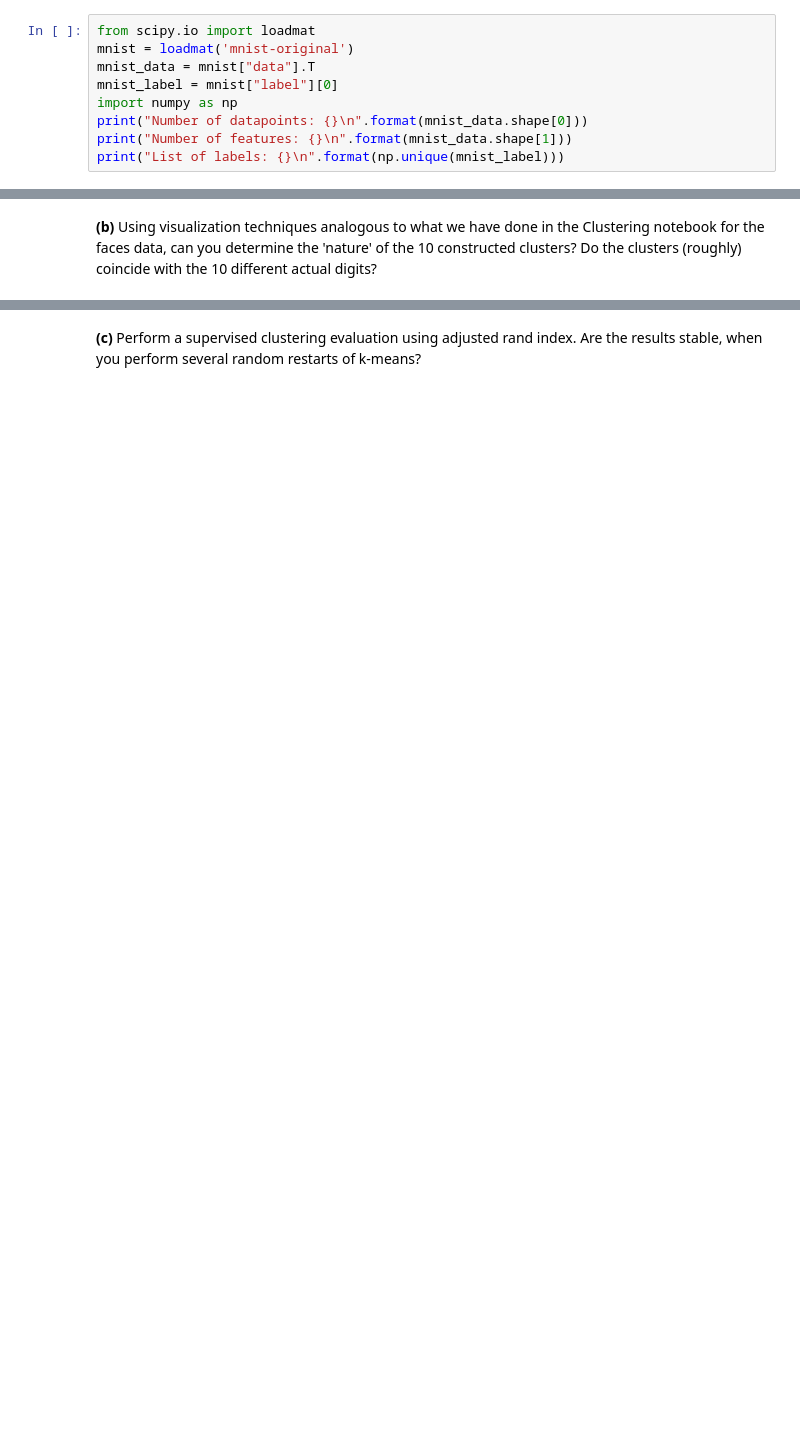
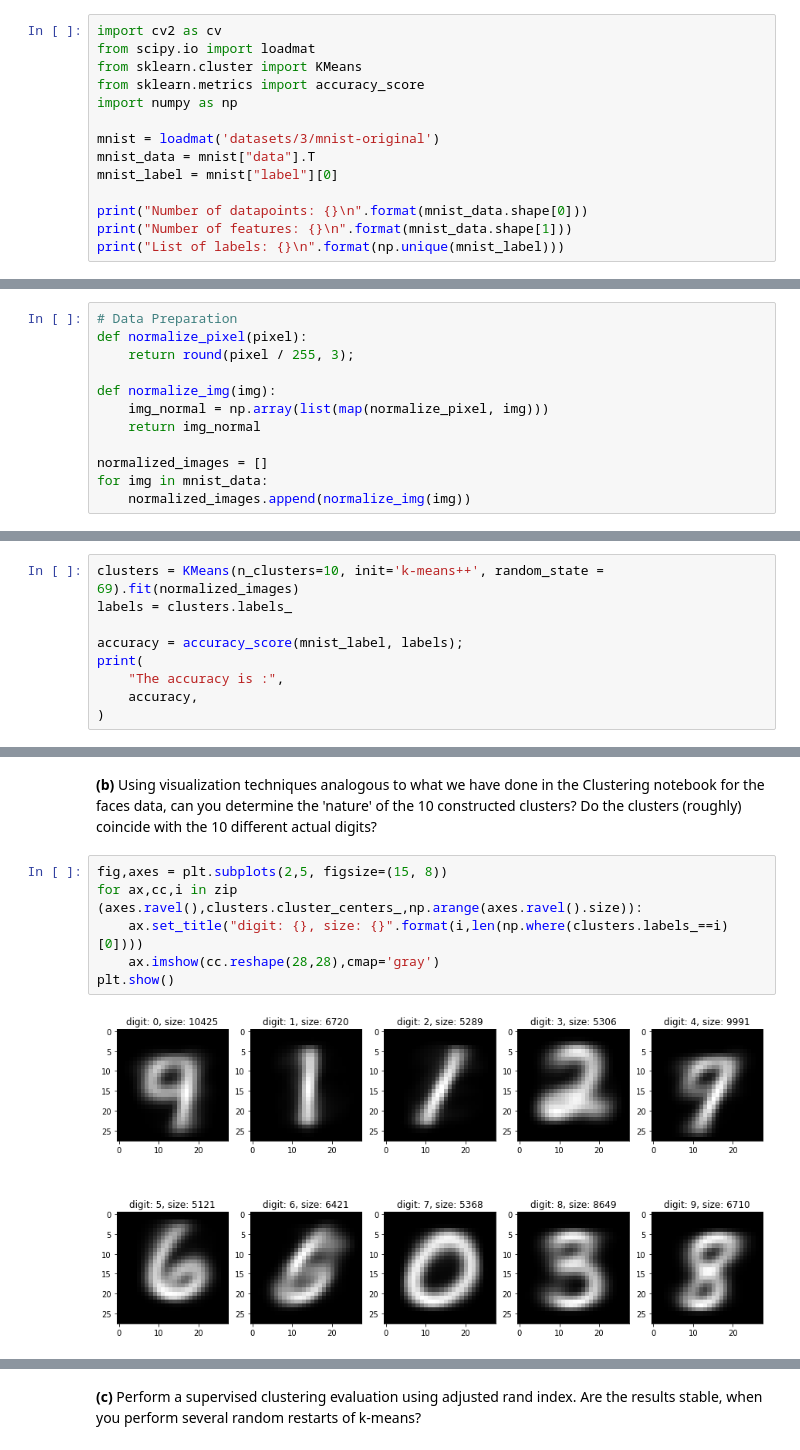
Before and after one commit to Beadhangerone/MAL, a Jupyter notebook: MAL1 Project 2022.ipynb, the cells around one changed output, grey strips where cells are left out. Cells and saved outputs as stored; diff of their text form; blank space fills up the shorter version.

```diff
--- a/MAL1 Project 2022.ipynb
+++ b/MAL1 Project 2022.ipynb
@@ -365,11 +349,16 @@ __You should be able to do this exercise after Lecture 5.__
 # %% [markdown]
 This exercise will depart from the famous MNIST dataset, and we are exploring several clustering techniques with it.. This is a ".mat" file, in order to load this file in an ipynb you have to use loadmat() function from scipy.io. (replace my path).
 # %%
+import cv2 as cv
 from scipy.io import loadmat
-mnist = loadmat('mnist-original')
+from sklearn.cluster import KMeans
+from sklearn.metrics import accuracy_score
+import numpy as np
+
+mnist = loadmat('datasets/3/mnist-original')
 mnist_data = mnist["data"].T
 mnist_label = mnist["label"][0]
-import numpy as np
+
 print("Number of datapoints: {}\n".format(mnist_data.shape[0]))
 print("Number of features: {}\n".format(mnist_data.shape[1]))
 print("List of labels: {}\n".format(np.unique(mnist_label)))
@@ -376,3 +371,15 @@ print("List of labels: {}\n".format(np.unique(mnist_label)))
+# %%
+# Data Preparation
+def normalize_pixel(pixel):
+    return round(pixel / 255, 3);
+
+def normalize_img(img):
+    img_normal = np.array(list(map(normalize_pixel, img)))
+    return img_normal
+
+normalized_images = []
+for img in mnist_data:
+    normalized_images.append(normalize_img(img))
 # %% [markdown]
 There are 70,000 images, and each image has 784 features. This is because each image is 28×28 pixels,
 and each feature simply represents one pixel’s intensity, from 0 (white) to 255 (black). Let’s take a peek at one digit from the dataset. All you need to do is grab an instance’s feature vector, reshape it to a 28×28 array, and display it using Matplotlib’s `imshow()` function:
@@ -387,2 +413,11 @@ plt.show()
 # %% [markdown]
 **(a)** Perform k-means clustering with k=10 on this dataset.
+# %%
+clusters = KMeans(n_clusters=10, init='k-means++', random_state = 69).fit(normalized_images)
+labels = clusters.labels_
+
+accuracy = accuracy_score(mnist_label, labels);
+print(
+    "The accuracy is :",
+    accuracy,
+)
@@ -390,3 +427,11 @@ plt.show()
 **(b)** Using visualization techniques analogous to what we have done in the Clustering notebook
    for the faces data, can you determine the 'nature' of the 10 constructed clusters?
    Do the clusters (roughly) coincide with the 10 different actual digits?
+# %%
+fig,axes = plt.subplots(2,5, figsize=(15, 8))
+for ax,cc,i in zip (axes.ravel(),clusters.cluster_centers_,np.arange(axes.ravel().size)):
+    ax.set_title("digit: {}, size: {}".format(i,len(np.where(clusters.labels_==i)[0])))
+    ax.imshow(cc.reshape(28,28),cmap='gray')
+plt.show()
+# %% [output]
+[figure, added]
```
Also changed, not shown: parts of 7 cells of this notebook, 1 other file.
